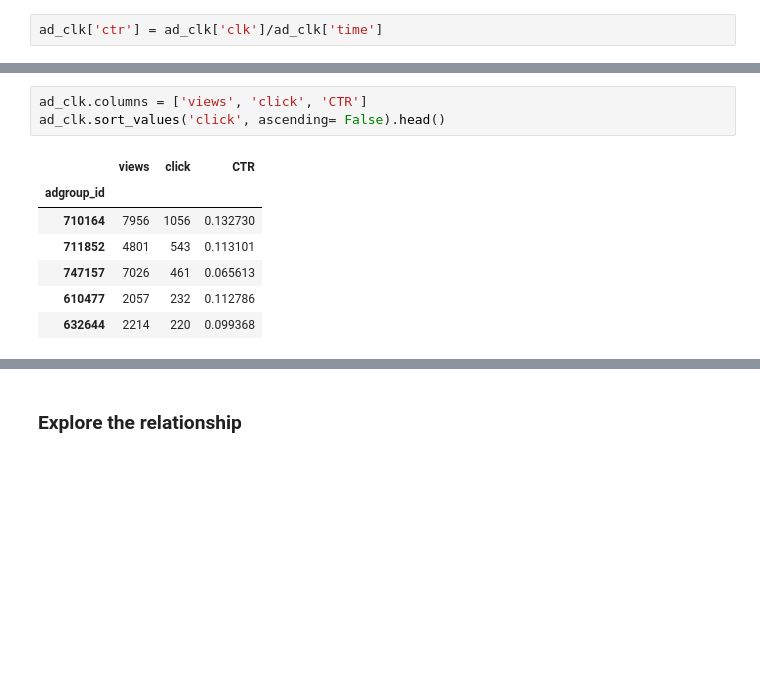
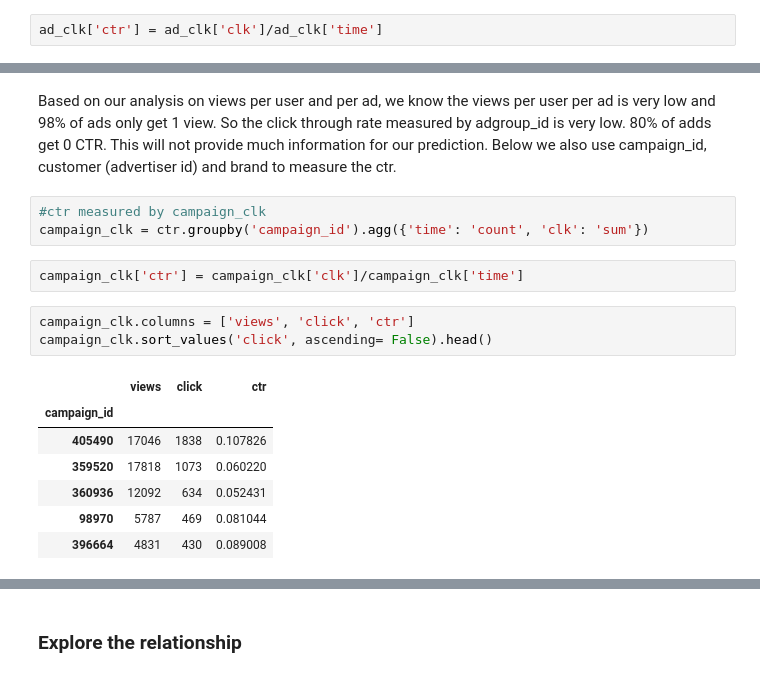
Before and after one commit to elainewyq/Click_Through_Rate_Prediction_Taobao, a Jupyter notebook: CTR_EDA.ipynb, the cells around one changed output, grey strips where cells are left out. Drawn from its saved outputs; the diff is of its cells as text; blank space fills up the shorter version.

```diff
--- a/CTR_EDA.ipynb
+++ b/CTR_EDA.ipynb
@@ -328,11 +275,18 @@ ad_clk.describe()
+# %% [markdown]
+Based on our analysis on views per user and per ad, we know the views per user per ad is very low and 98% of ads only get 1 view. So the click through rate measured by adgroup_id is very low. 80% of adds get 0 CTR. This will not provide much information for our prediction. Below we also use campaign_id, customer (advertiser id) and brand to measure the ctr.
+# %%
+#ctr measured by campaign_clk
+campaign_clk = ctr.groupby('campaign_id').agg({'time': 'count', 'clk': 'sum'})
+# %%
+campaign_clk['ctr'] = campaign_clk['clk']/campaign_clk['time']
 # %%
-ad_clk.columns = ['views', 'click', 'CTR']
-ad_clk.sort_values('click', ascending= False).head()
+campaign_clk.columns = ['views', 'click', 'ctr']
+campaign_clk.sort_values('click', ascending= False).head()
 # %% [output]
-|  | views | click | CTR |
-| adgroup_id |  |  |  |
-| 710164 | 7956 | 1056 | 0.132730 |
-| 711852 | 4801 | 543 | 0.113101 |
-| 747157 | 7026 | 461 | 0.065613 |
-| 610477 | 2057 | 232 | 0.112786 |
-| 632644 | 2214 | 220 | 0.099368 |
+|  | views | click | ctr |
+| campaign_id |  |  |  |
+| 405490 | 17046 | 1838 | 0.107826 |
+| 359520 | 17818 | 1073 | 0.060220 |
+| 360936 | 12092 | 634 | 0.052431 |
+| 98970 | 5787 | 469 | 0.081044 |
+| 396664 | 4831 | 430 | 0.089008 |
```
Also changed, not shown: parts of 48 cells of this notebook.
